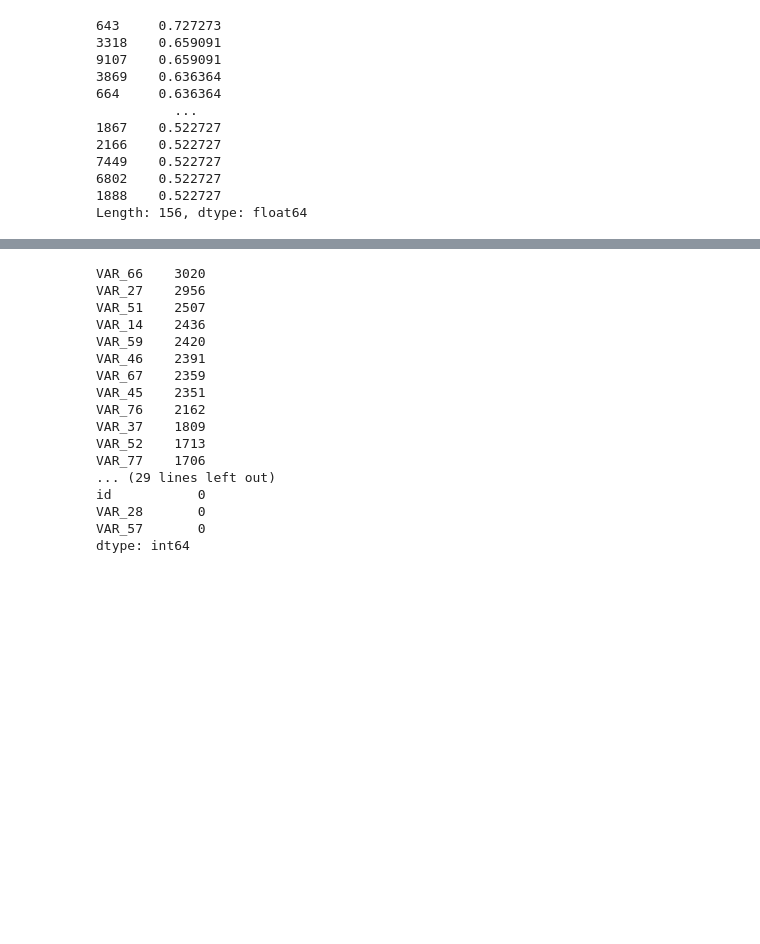
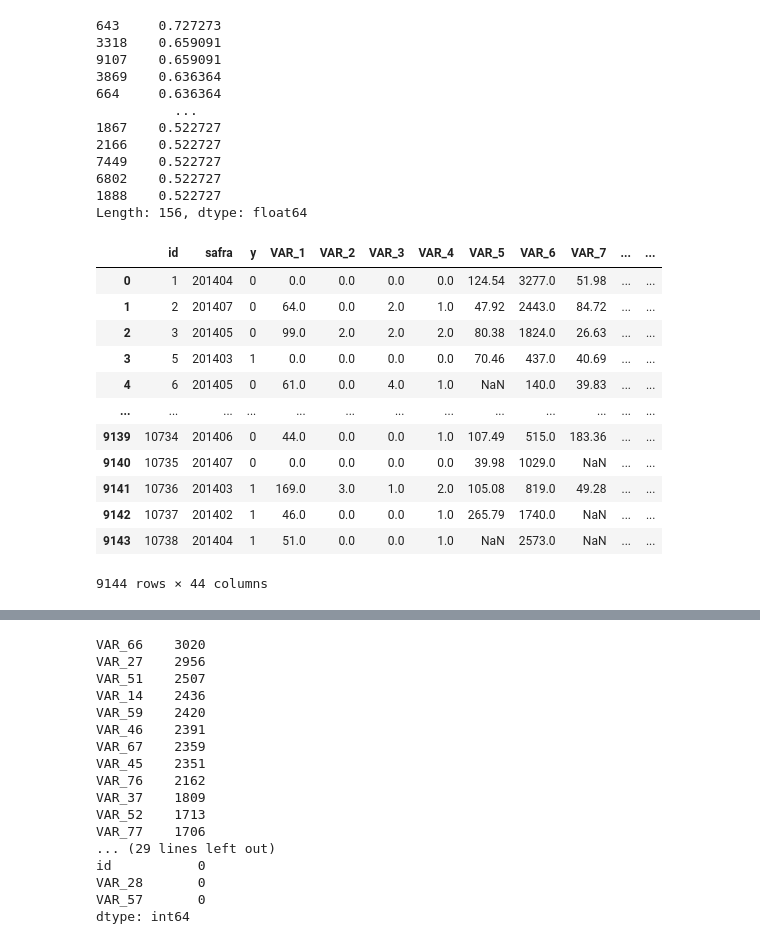
Before and after one commit to leorlik/credit-code-challenge, a Jupyter notebook: notebooks/tratamento_de_base_e_correlacao.ipynb, the cells around one changed output, grey strips where cells are left out. Drawn from its saved outputs; the diff is of its cells as text; code cells hidden in the pictures; blank space fills up the shorter version.

```diff
--- a/notebooks/tratamento_de_base_e_correlacao.ipynb
+++ b/notebooks/tratamento_de_base_e_correlacao.ipynb
@@ -306,3 +306,19 @@ na_lines_critical
 6802    0.522727
 1888    0.522727
 Length: 156, dtype: float64
+# %%
+df
+# %% [output]
+|  | id | safra | y | VAR_1 | VAR_2 | VAR_3 | VAR_4 | VAR_5 | VAR_6 | VAR_7 | ... | ... |
+| 0 | 1 | 201404 | 0 | 0.0 | 0.0 | 0.0 | 0.0 | 124.54 | 3277.0 | 51.98 | ... | ... |
+| 1 | 2 | 201407 | 0 | 64.0 | 0.0 | 2.0 | 1.0 | 47.92 | 2443.0 | 84.72 | ... | ... |
+| 2 | 3 | 201405 | 0 | 99.0 | 2.0 | 2.0 | 2.0 | 80.38 | 1824.0 | 26.63 | ... | ... |
+| 3 | 5 | 201403 | 1 | 0.0 | 0.0 | 0.0 | 0.0 | 70.46 | 437.0 | 40.69 | ... | ... |
+| 4 | 6 | 201405 | 0 | 61.0 | 0.0 | 4.0 | 1.0 | NaN | 140.0 | 39.83 | ... | ... |
+| ... | ... | ... | ... | ... | ... | ... | ... | ... | ... | ... | ... | ... |
+| 9139 | 10734 | 201406 | 0 | 44.0 | 0.0 | 0.0 | 1.0 | 107.49 | 515.0 | 183.36 | ... | ... |
+| 9140 | 10735 | 201407 | 0 | 0.0 | 0.0 | 0.0 | 0.0 | 39.98 | 1029.0 | NaN | ... | ... |
+| 9141 | 10736 | 201403 | 1 | 169.0 | 3.0 | 1.0 | 2.0 | 105.08 | 819.0 | 49.28 | ... | ... |
+| 9142 | 10737 | 201402 | 1 | 46.0 | 0.0 | 0.0 | 1.0 | 265.79 | 1740.0 | NaN | ... | ... |
+| 9143 | 10738 | 201404 | 1 | 51.0 | 0.0 | 0.0 | 1.0 | NaN | 2573.0 | NaN | ... | ... |
+9144 rows × 44 columns
```
Also changed, not shown: parts of 12 cells of this notebook, 7 other files.
